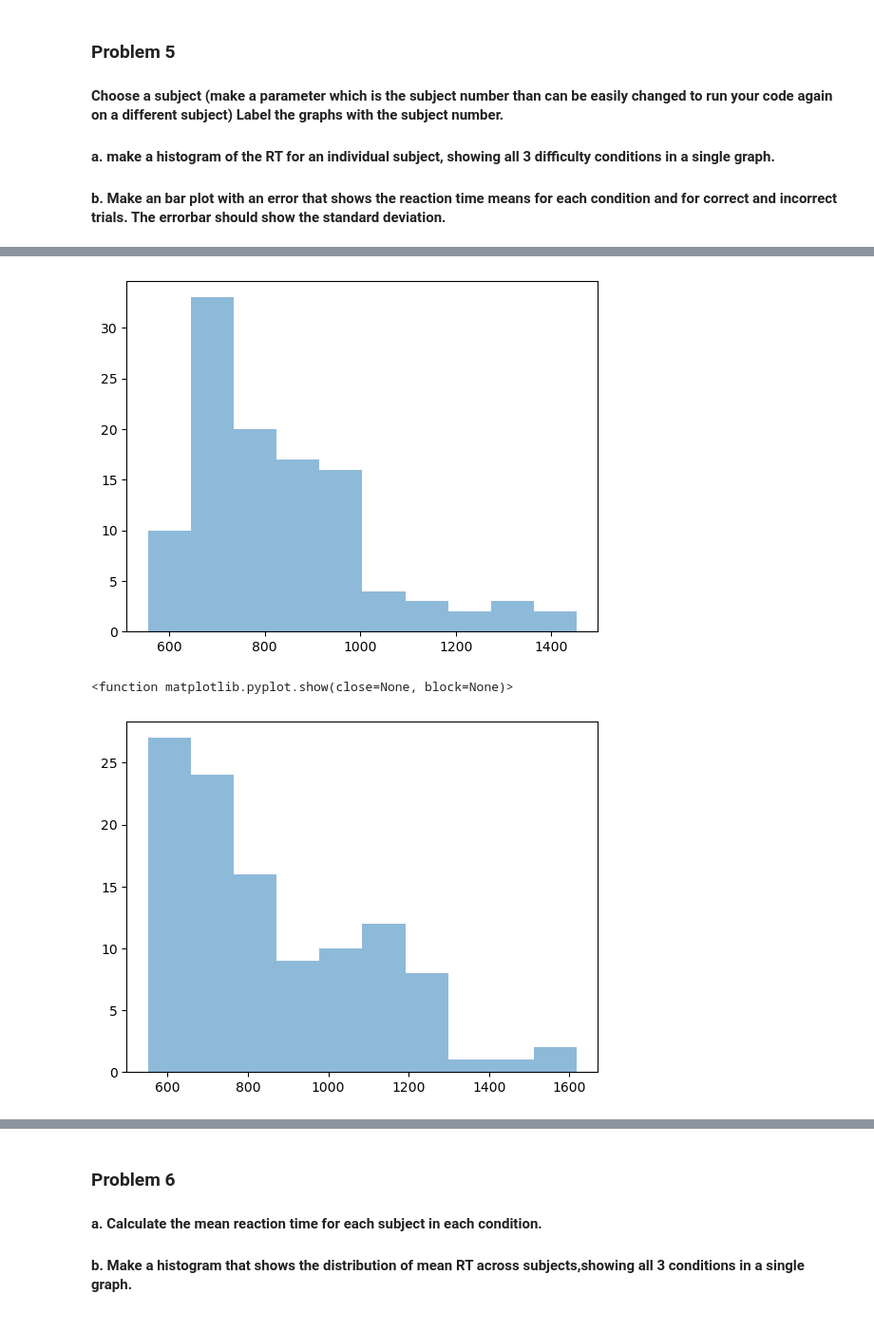
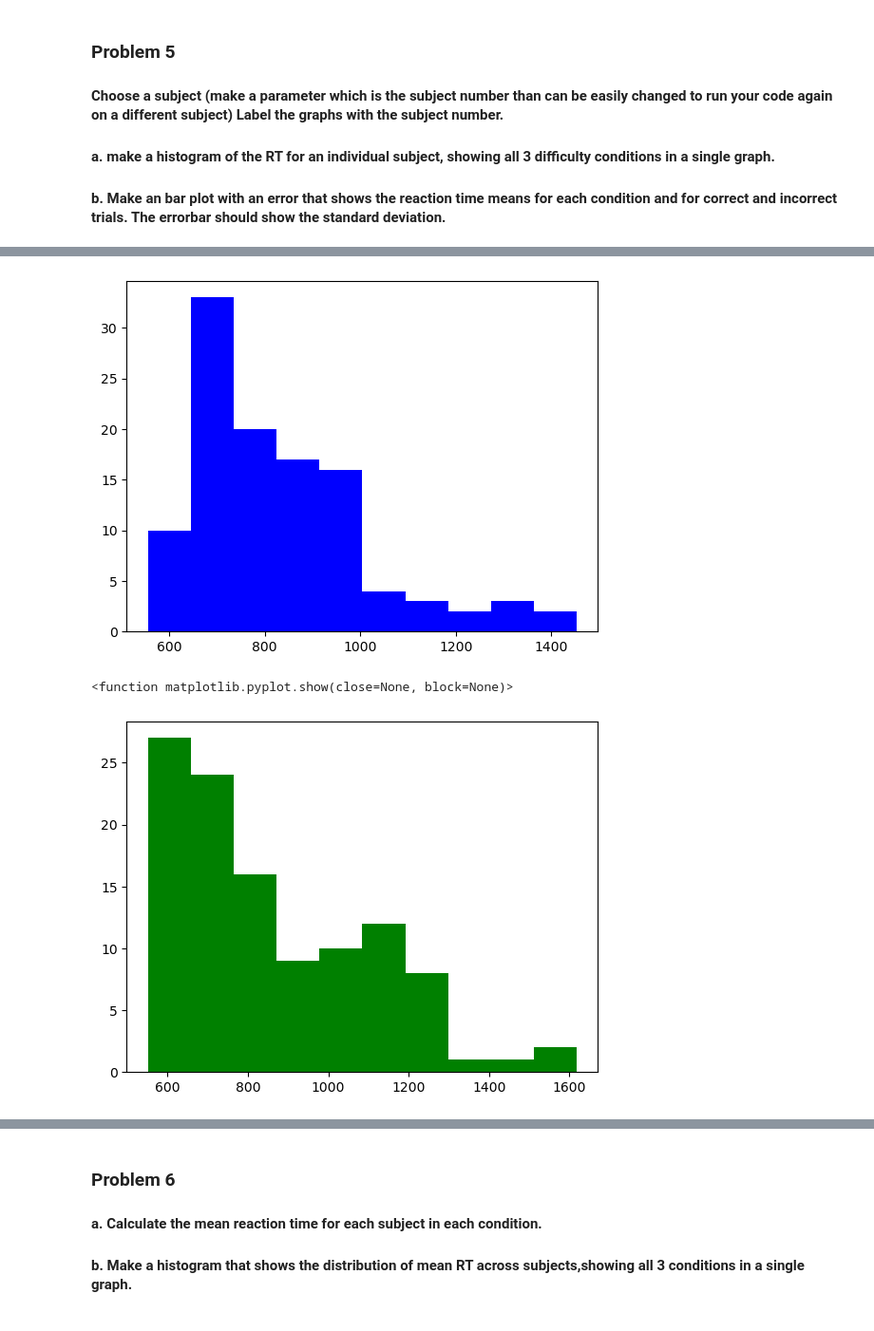
Before and after one commit to shanibt/COGS106-Assignment1, a Jupyter notebook: Assignment1.ipynb, the cells around one changed output, grey strips where cells are left out. Shown: that part at 95% size. Drawn from its saved outputs; the diff is of its cells as text; code cells hidden in the pictures.

```diff
--- a/Assignment1.ipynb
+++ b/Assignment1.ipynb
@@ -83,27 +83,15 @@ rt = np.array(data["ReactionTime"])
 condition = np.array(data['Condition'])
 correct = np.array(data['Correct'])
 
-x = (subject == 2)
-
 rt_easy = rt[(subject == 2) & (condition == 'Easy')]
-plt.hist(rt_easy, alpha = 0.5, label = 'Easy')
+plt.hist(rt_easy, label = 'Easy', color = 'red')
 plt.show()
 
 rt_medium = rt[(subject == 2) & (condition == 'Medium')]
-plt.hist(rt_medium, alpha = 0.5, label = 'Medium')
+plt.hist(rt_medium, label = 'Medium', color = 'blue')
 plt.show()
 
 rt_hard = rt[(subject == 2) & (condition == 'Hard')]
-plt.hist(rt_hard, alpha = 0.5, label = 'Hard')
+plt.hist(rt_hard, label = 'Hard', color = 'green')
 plt.show
-
-
-
-
-# print((subject == SubNum)[cond == 'Easy'])
-
-# hh = np.array(rt[subject == SubNum])
-# print(easy[cond == 'Easy'])
-
-# plt.hist(rt[subject == SubNum])
 # %% [output]
@@ -111,3 +99,3 @@ plt.show
-[figure, old version]
+[figure, new version]
 <function matplotlib.pyplot.show(close=None, block=None)>
-[figure, old version]
+[figure, new version]
```
Also changed, not shown: parts of 2 cells of this notebook.
